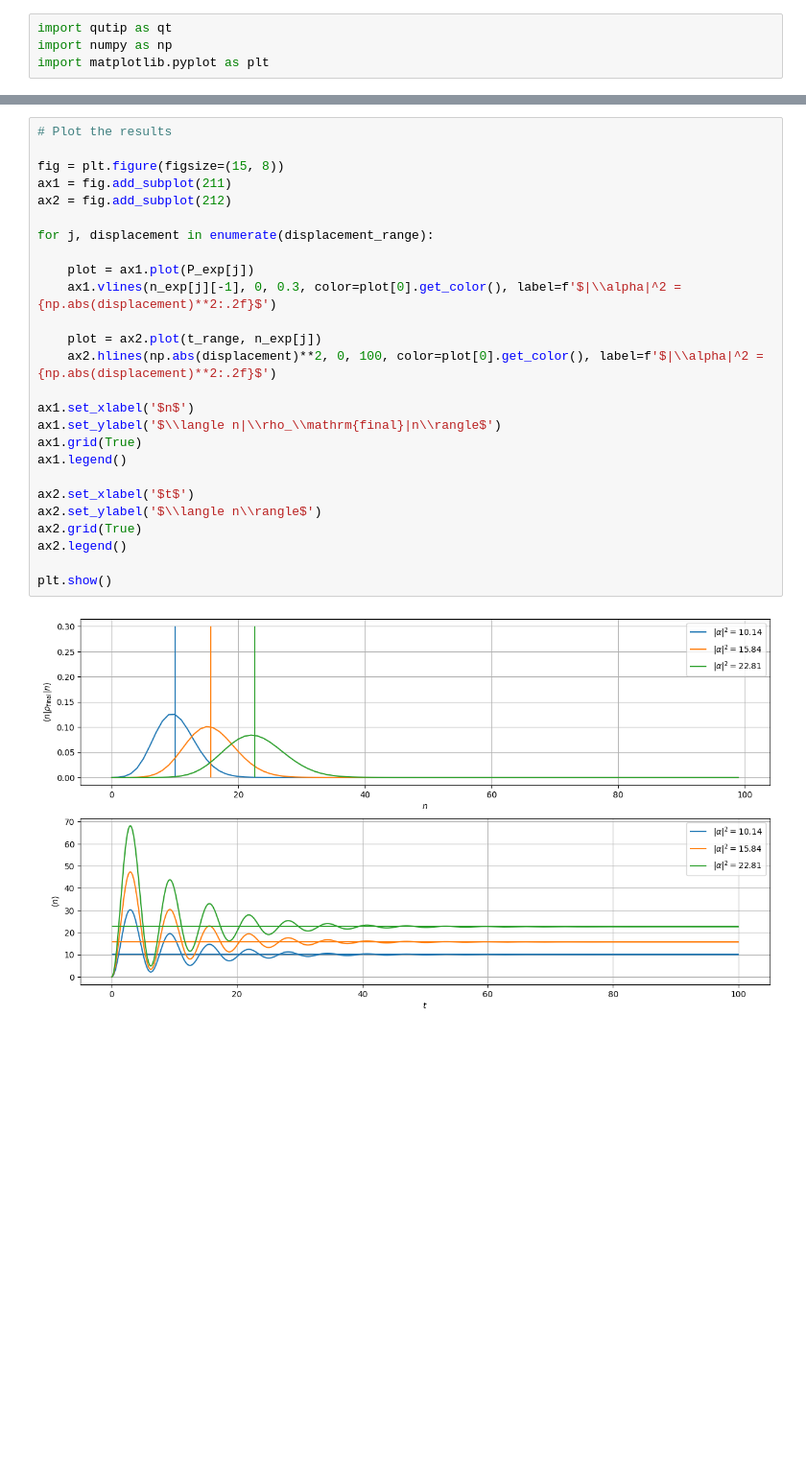
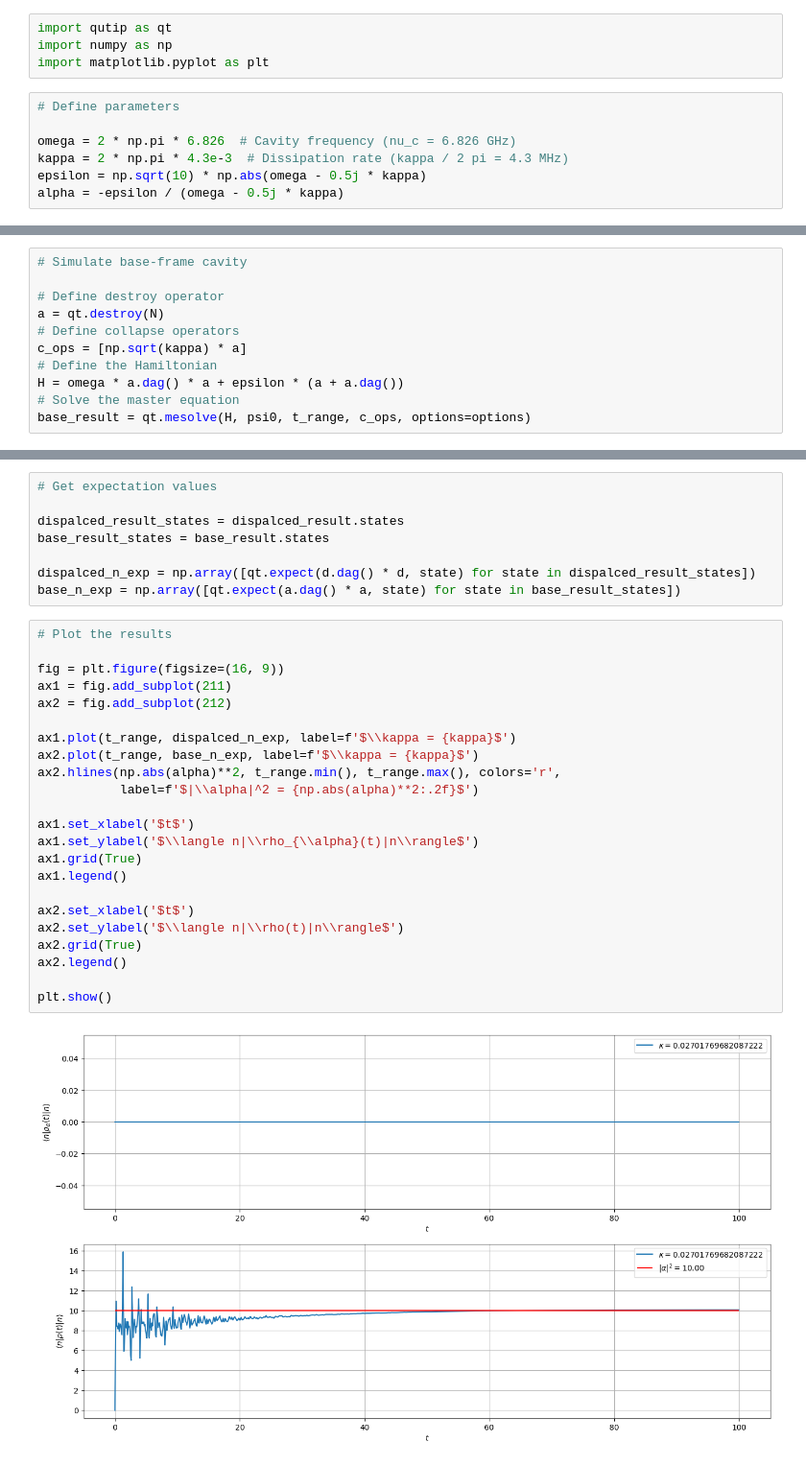
Before and after one commit to jtodev/bachelor-thesis, a Jupyter notebook: code/cavity.ipynb, the cells around one changed output, grey strips where cells are left out. Shown: that part at 96% size. Cells and saved outputs as stored; diff of their text form; blank space fills up the shorter version.

```diff
--- a/code/cavity.ipynb
+++ b/code/cavity.ipynb
@@ -2,4 +2,11 @@
 import qutip as qt
 import numpy as np
 import matplotlib.pyplot as plt
+# %%
+# Define parameters
+
+omega = 2 * np.pi * 6.826  # Cavity frequency (nu_c = 6.826 GHz)
+kappa = 2 * np.pi * 4.3e-3  # Dissipation rate (kappa / 2 pi = 4.3 MHz)
+epsilon = np.sqrt(10) * np.abs(omega - 0.5j * kappa)
+alpha = -epsilon / (omega - 0.5j * kappa)
 # %%
@@ -80,0 +53,11 @@ for i, states in enumerate(result_states):
+# %%
+# Simulate base-frame cavity
+
+# Define destroy operator
+a = qt.destroy(N)
+# Define collapse operators
+c_ops = [np.sqrt(kappa) * a]
+# Define the Hamiltonian
+H = omega * a.dag() * a + epsilon * (a + a.dag())
+# Solve the master equation
+base_result = qt.mesolve(H, psi0, t_range, c_ops, options=options)
@@ -81,28 +66,33 @@ for i, states in enumerate(result_states):
+# %%
+# Get expectation values
+
+dispalced_result_states = dispalced_result.states
+base_result_states = base_result.states
+
+dispalced_n_exp = np.array([qt.expect(d.dag() * d, state) for state in dispalced_result_states])
+base_n_exp = np.array([qt.expect(a.dag() * a, state) for state in base_result_states])
 # %%
 # Plot the results
 
-fig = plt.figure(figsize=(15, 8))
+fig = plt.figure(figsize=(16, 9))
 ax1 = fig.add_subplot(211)
 ax2 = fig.add_subplot(212)
 
-for j, displacement in enumerate(displacement_range):
+ax1.plot(t_range, dispalced_n_exp, label=f'$\\kappa = {kappa}$')
+ax2.plot(t_range, base_n_exp, label=f'$\\kappa = {kappa}$')
+ax2.hlines(np.abs(alpha)**2, t_range.min(), t_range.max(), colors='r',
+           label=f'$|\\alpha|^2 = {np.abs(alpha)**2:.2f}$')
 
-    plot = ax1.plot(P_exp[j])
-    ax1.vlines(n_exp[j][-1], 0, 0.3, color=plot[0].get_color(), label=f'$|\\alpha|^2 = {np.abs(displacement)**2:.2f}$')
-
-    plot = ax2.plot(t_range, n_exp[j])
-    ax2.hlines(np.abs(displacement)**2, 0, 100, color=plot[0].get_color(), label=f'$|\\alpha|^2 = {np.abs(displacement)**2:.2f}$')
-
-ax1.set_xlabel('$n$')
-ax1.set_ylabel('$\\langle n|\\rho_\\mathrm{final}|n\\rangle$')
+ax1.set_xlabel('$t$')
+ax1.set_ylabel('$\\langle n|\\rho_{\\alpha}(t)|n\\rangle$')
 ax1.grid(True)
 ax1.legend()
 
 ax2.set_xlabel('$t$')
-ax2.set_ylabel('$\\langle n\\rangle$')
+ax2.set_ylabel('$\\langle n|\\rho(t)|n\\rangle$')
 ax2.grid(True)
 ax2.legend()
 
 plt.show()
 # %% [output]
-[figure, old version]
+[figure, new version]
```
Also changed, not shown: parts of 5 cells of this notebook, 1 other file.
